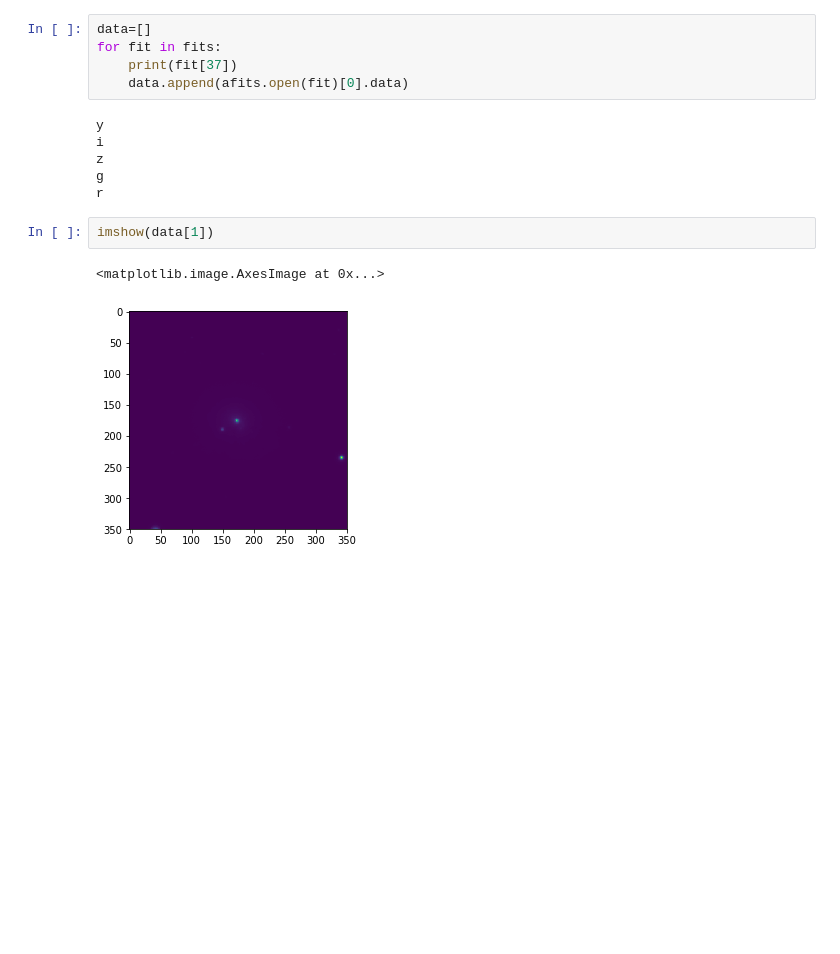
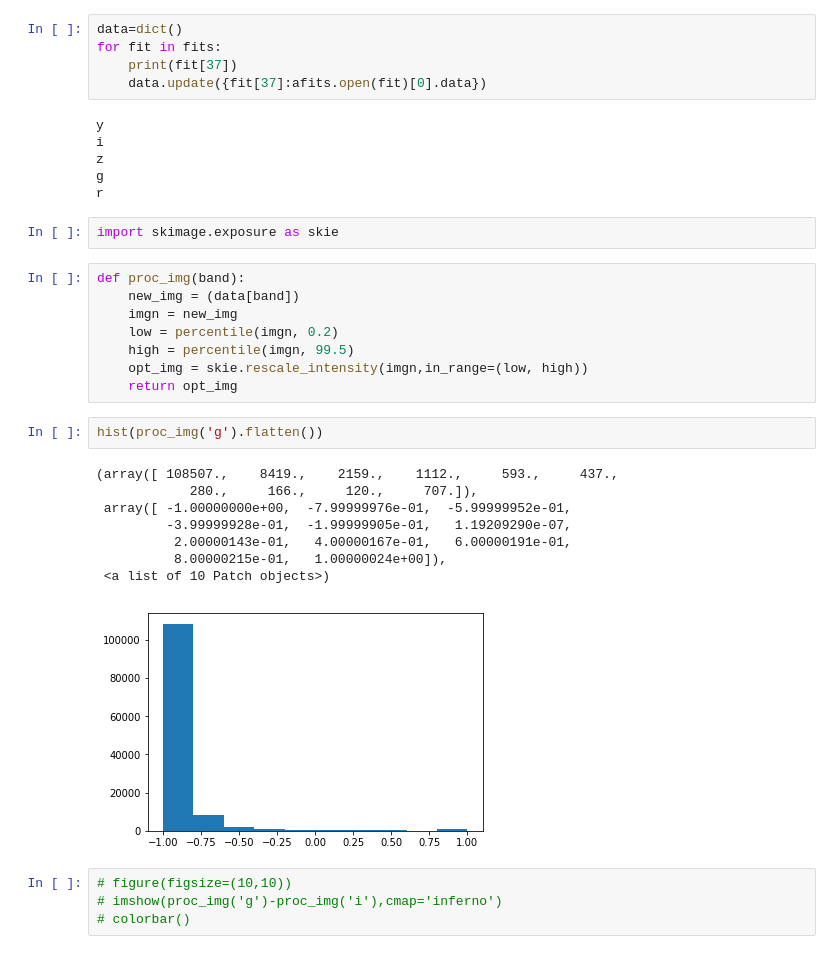
Before and after one commit to domijin/imgvis, a Jupyter notebook: imgvis-8.ipynb, the cells around one changed output. Cells and saved outputs as stored; diff of their text form; blank space fills up the shorter version.

Commit message:
make some plot

```diff
--- a/imgvis-8.ipynb
+++ b/imgvis-8.ipynb
@@ -9,18 +9,38 @@ import glob
 # %%
 fits = glob.glob('*.fits')
 # %%
-data=[]
+data=dict()
 for fit in fits:
     print(fit[37])
-    data.append(afits.open(fit)[0].data)
+    data.update({fit[37]:afits.open(fit)[0].data})
 # %% [output]
 y
 i
 z
 g
 r
-# %%
-imshow(data[1])
-# %% [output]
-<matplotlib.image.AxesImage at 0x...>
-[figure, removed]
+# %%
+import skimage.exposure as skie
+# %%
+def proc_img(band):
+    new_img = (data[band])
+    imgn = new_img
+    low = percentile(imgn, 0.2)
+    high = percentile(imgn, 99.5)
+    opt_img = skie.rescale_intensity(imgn,in_range=(low, high))
+    return opt_img
+# %%
+hist(proc_img('g').flatten())
+# %% [output]
+(array([ 108507.,    8419.,    2159.,    1112.,     593.,     437.,
+            280.,     166.,     120.,     707.]),
+ array([ -1.00000000e+00,  -7.99999976e-01,  -5.99999952e-01,
+         -3.99999928e-01,  -1.99999905e-01,   1.19209290e-07,
+          2.00000143e-01,   4.00000167e-01,   6.00000191e-01,
+          8.00000215e-01,   1.00000024e+00]),
+ <a list of 10 Patch objects>)
+[figure, added]
+# %%
+# figure(figsize=(10,10))
+# imshow(proc_img('g')-proc_img('i'),cmap='inferno')
+# colorbar()
```
Also changed, not shown: parts of 2 cells of this notebook.
